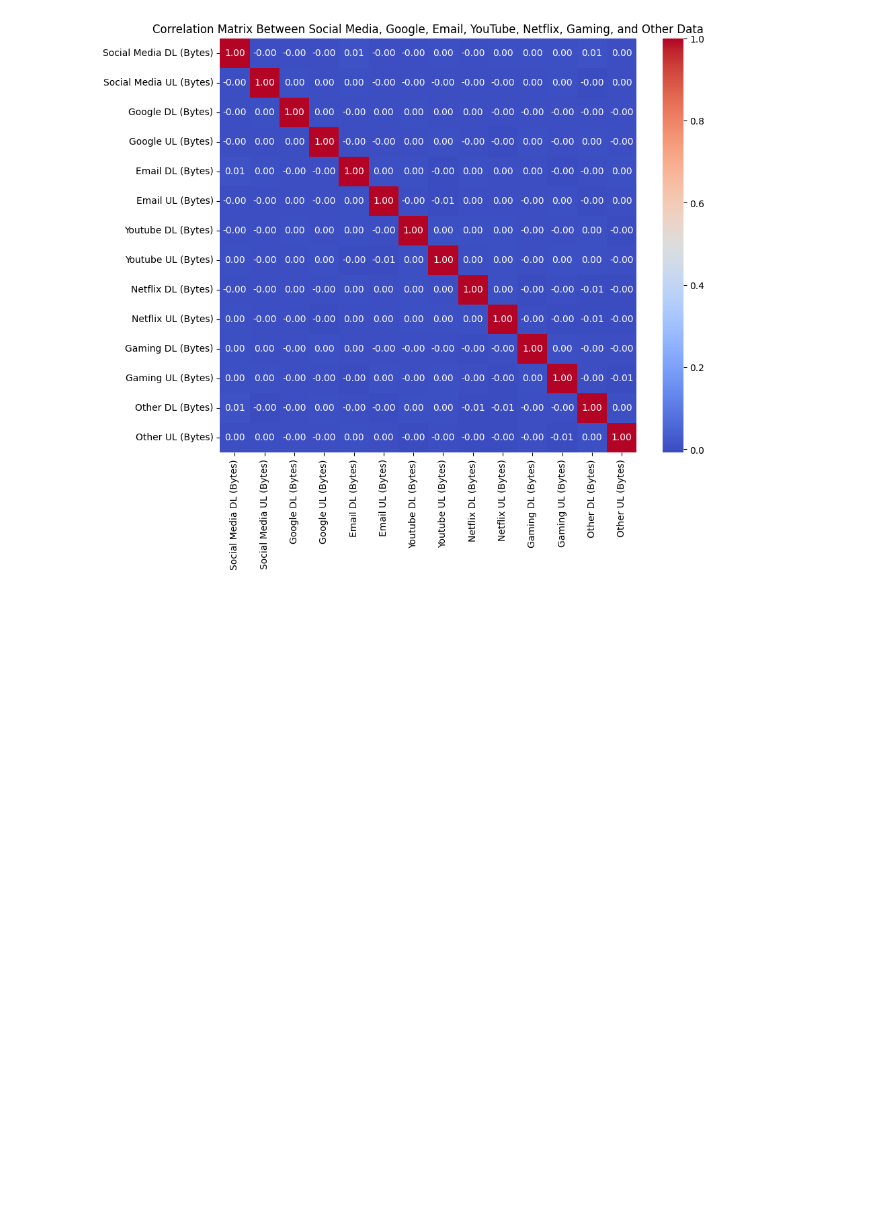
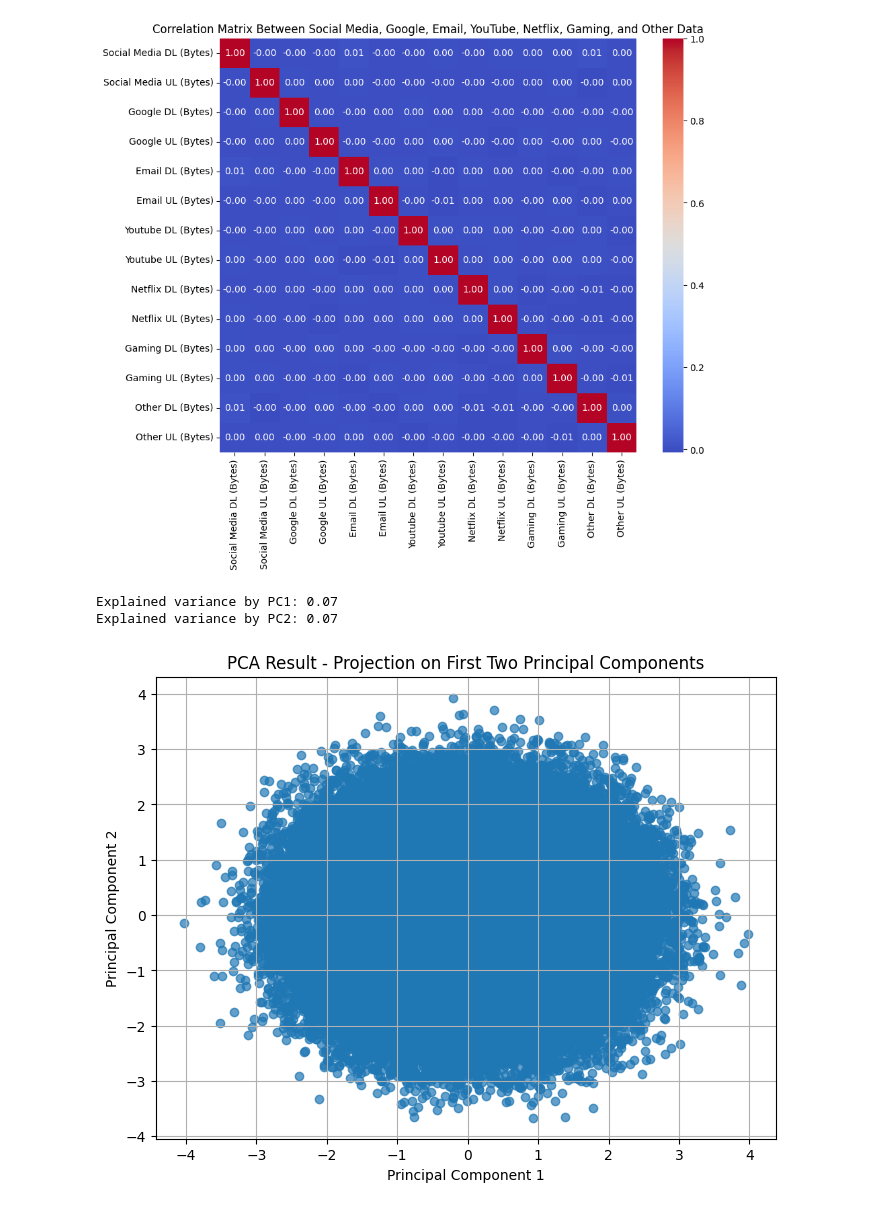
Before and after one commit to Ephrem0001/Telecommunication-dataset-analysis, a Jupyter notebook: notebooks/User_Overview_Analysis.ipynb, the cells around one changed output. Cells and saved outputs as stored; diff of their text form; code cells hidden in the pictures; blank space fills up the shorter version.

```diff
--- a/notebooks/User_Overview_Analysis.ipynb
+++ b/notebooks/User_Overview_Analysis.ipynb
@@ -500,0 +462,41 @@ df_cleaned.to_csv('cleaned_dataset.csv', index=False)
+# %%
+from sklearn.decomposition import PCA
+from sklearn.preprocessing import StandardScaler
+import pandas as pd
+
+# Define the relevant columns for PCA
+columns = ['Social Media DL (Bytes)', 'Social Media UL (Bytes)',
+           'Google DL (Bytes)', 'Google UL (Bytes)',
+           'Email DL (Bytes)', 'Email UL (Bytes)',
+           'Youtube DL (Bytes)', 'Youtube UL (Bytes)',
+           'Netflix DL (Bytes)', 'Netflix UL (Bytes)',
+           'Gaming DL (Bytes)', 'Gaming UL (Bytes)',
+           'Other DL (Bytes)', 'Other UL (Bytes)']
+
+# Standardize the data
+scaler = StandardScaler()
+scaled_data = scaler.fit_transform( df_cleaned[columns])
+
+# Apply PCA, specifying the number of components
+pca = PCA(n_components=2)
+pca_data = pca.fit_transform(scaled_data)
+
+# Create a DataFrame with the PCA results
+pca_df = pd.DataFrame(pca_data, columns=['PC1', 'PC2'])
+
+# Print the explained variance ratios for each principal component
+explained_variance = pca.explained_variance_ratio_
+print(f'Explained variance by PC1: {explained_variance[0]:.2f}')
+print(f'Explained variance by PC2: {explained_variance[1]:.2f}')
+
+plt.figure(figsize=(8, 6))
+plt.scatter(pca_df['PC1'], pca_df['PC2'], alpha=0.7)
+plt.title('PCA Result - Projection on First Two Principal Components')
+plt.xlabel('Principal Component 1')
+plt.ylabel('Principal Component 2')
+plt.grid(True)
+plt.show()
+# %% [output]
+Explained variance by PC1: 0.07
+Explained variance by PC2: 0.07
+[figure, added]
```
Also changed, not shown: parts of 10 cells of this notebook.
